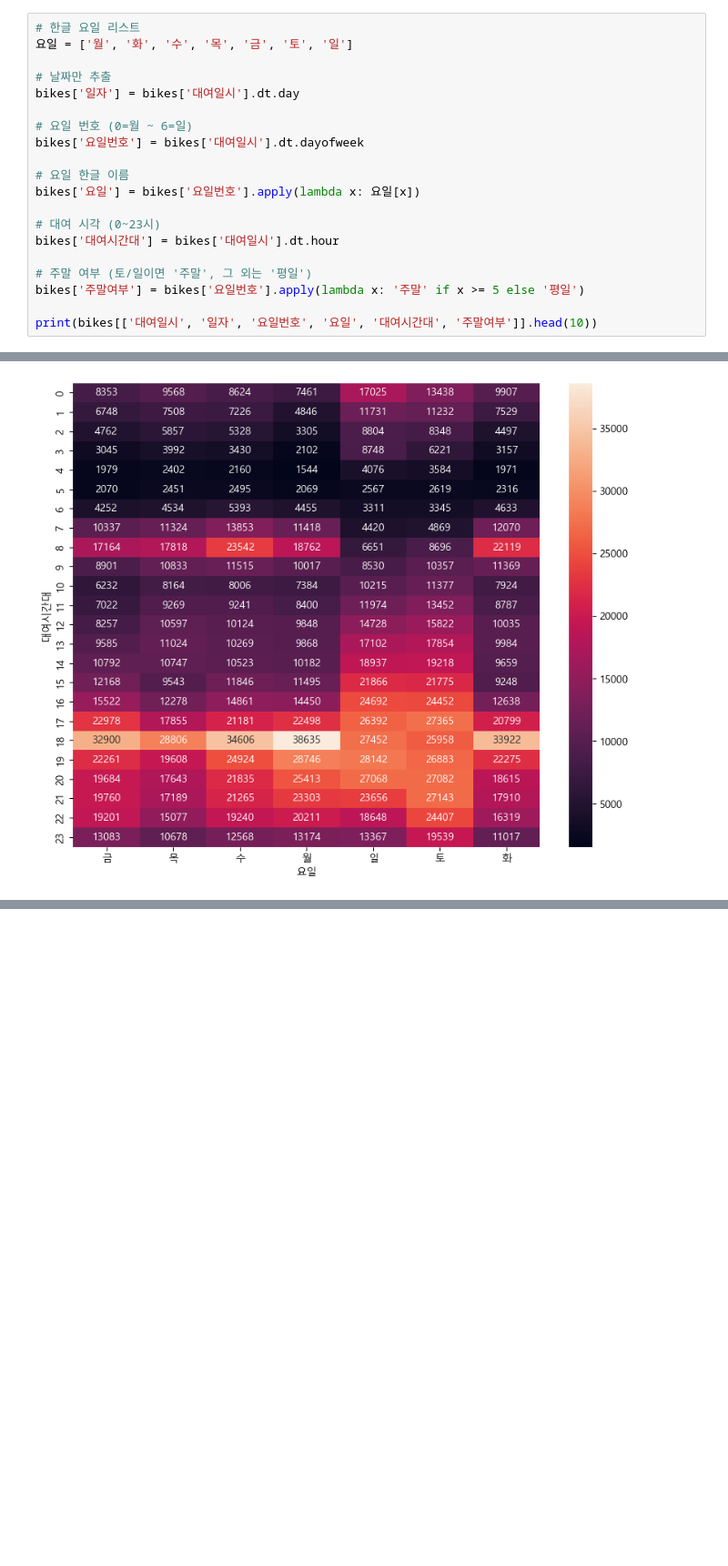
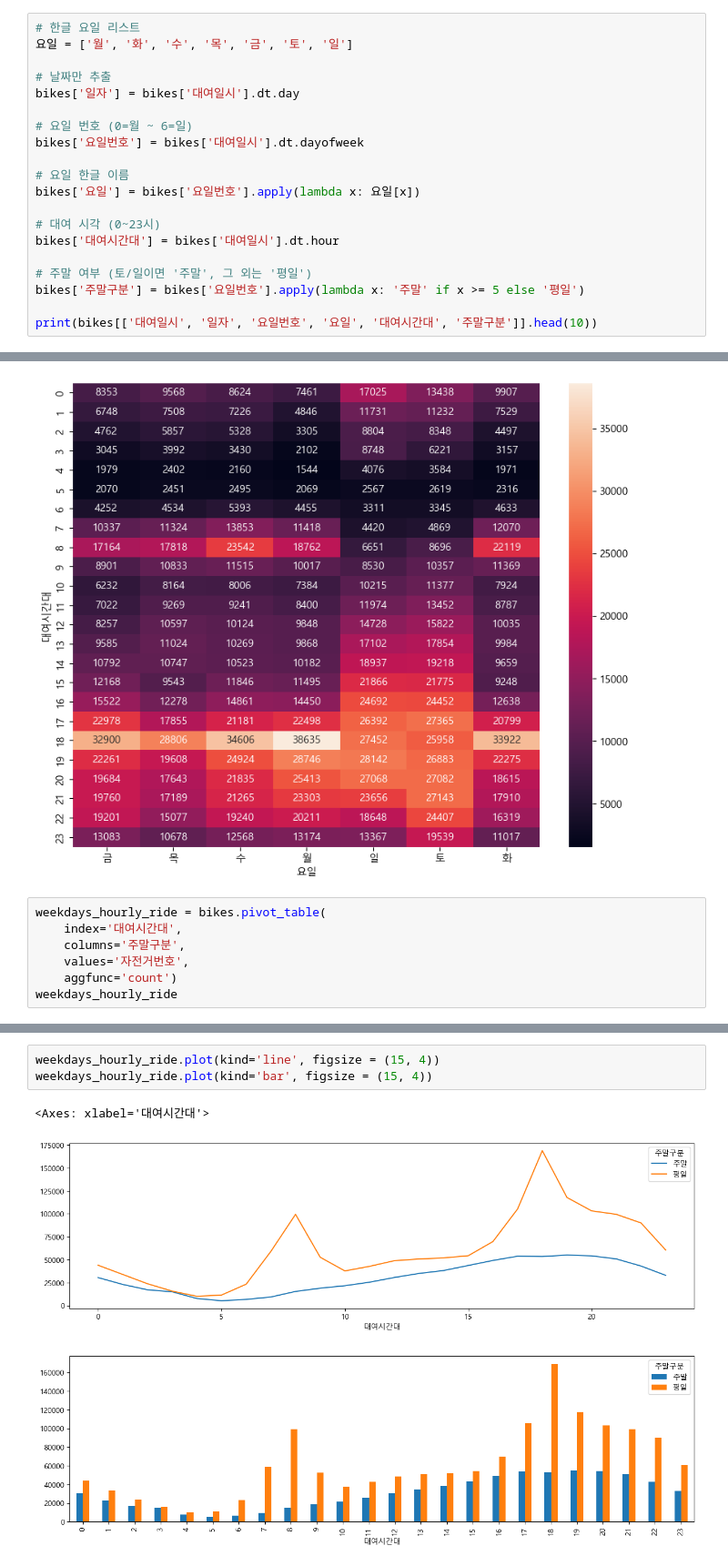
Before and after one commit to SiunKimm/seoul-bike-analysis, a Jupyter notebook: bike/practice/bike_practice.ipynb, the cells around one changed output, grey strips where cells are left out. Shown at 91% size. Cells and saved outputs as stored; diff of their text form; blank space fills up the shorter version.

```diff
--- a/bike/practice/bike_practice.ipynb
+++ b/bike/practice/bike_practice.ipynb
@@ -70,6 +147,6 @@ bikes['요일'] = bikes['요일번호'].apply(lambda x: 요일[x])
 bikes['대여시간대'] = bikes['대여일시'].dt.hour
 
 # 주말 여부 (토/일이면 '주말', 그 외는 '평일')
-bikes['주말여부'] = bikes['요일번호'].apply(lambda x: '주말' if x >= 5 else '평일')
+bikes['주말구분'] = bikes['요일번호'].apply(lambda x: '주말' if x >= 5 else '평일')
 
-print(bikes[['대여일시', '일자', '요일번호', '요일', '대여시간대', '주말여부']].head(10))
+print(bikes[['대여일시', '일자', '요일번호', '요일', '대여시간대', '주말구분']].head(10))
@@ -154,3 +308,10 @@ sns.heatmap(data=hourly_dayofweek_ride, annot=True, fmt='d')
 # %% [output]
 <Axes: xlabel='요일', ylabel='대여시간대'>
 [figure]
+# %%
+weekdays_hourly_ride = bikes.pivot_table(
+    index='대여시간대',
+    columns='주말구분',
+    values='자전거번호',
+    aggfunc='count')
+weekdays_hourly_ride
@@ -156,0 +337,7 @@ sns.heatmap(data=hourly_dayofweek_ride, annot=True, fmt='d')
+# %%
+weekdays_hourly_ride.plot(kind='line', figsize = (15, 4))
+weekdays_hourly_ride.plot(kind='bar', figsize = (15, 4))
+# %% [output]
+<Axes: xlabel='대여시간대'>
+[figure, added]
+[figure, added]
```
Also changed, not shown: parts of 16 cells of this notebook.
